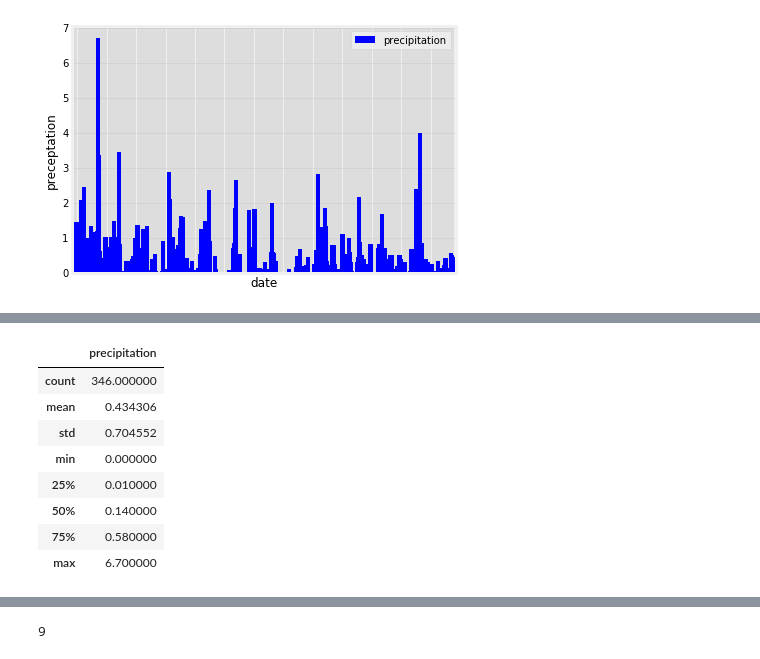
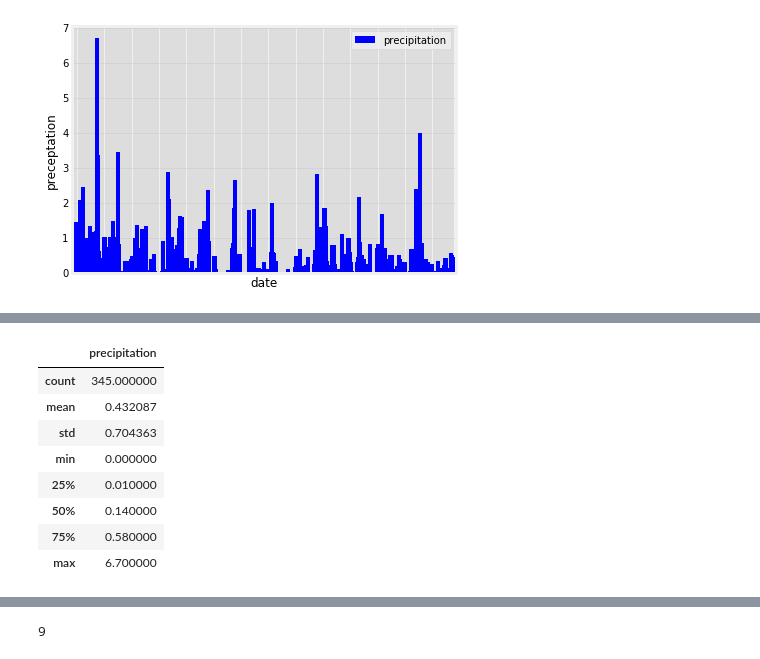
Before and after one commit to licia858/sqlalchemy, a Jupyter notebook: 10-Advanced-Data-Storage-and-Retrieval/Instructions/climate_starter.ipynb, the cells around one changed output, grey strips where cells are left out. Drawn from its saved outputs; the diff is of its cells as text; code cells hidden in the pictures.

```diff
--- a/10-Advanced-Data-Storage-and-Retrieval/Instructions/climate_starter.ipynb
+++ b/10-Advanced-Data-Storage-and-Retrieval/Instructions/climate_starter.ipynb
@@ -92,10 +92,10 @@ datetime.date(2016, 8, 23)
 sel = [Measurement.date, Measurement.prcp]
 
 whole_query_dates = session.query(*sel).\
-    filter(Measurement.date.between('2016-08-22', '2017-08-23')).all()
+    filter(Measurement.date.between('2016-08-23', '2017-08-23')).all()
 
 query_dates = session.query(*sel).\
-    filter(Measurement.date.between('2016-08-22', '2017-08-23')).\
+    filter(Measurement.date.between('2016-08-23', '2017-08-23')).\
     group_by(Measurement.date).all()
 query_dates
 # %% [output]
@@ -151,13 +151,12 @@ plt.show()
 # %%
 # Use Pandas to calcualte the summary statistics for the precipitation data
 #with the groupby
-groupedmearsurmentdateprcp_df = pd.DataFrame(query_dates, columns = ['date', 'precipitation'])
-groupedmearsurmentdateprcp_df.set_index('date', inplace=True)
+prcp_df.describe()
 # %% [output]
 |  | precipitation |
-| count | 346.000000 |
-| mean | 0.434306 |
-| std | 0.704552 |
+| count | 345.000000 |
+| mean | 0.432087 |
+| std | 0.704363 |
 | min | 0.000000 |
 | 25% | 0.010000 |
 | 50% | 0.140000 |
```
Also changed, not shown: parts of 19 cells of this notebook, 1 other file.
